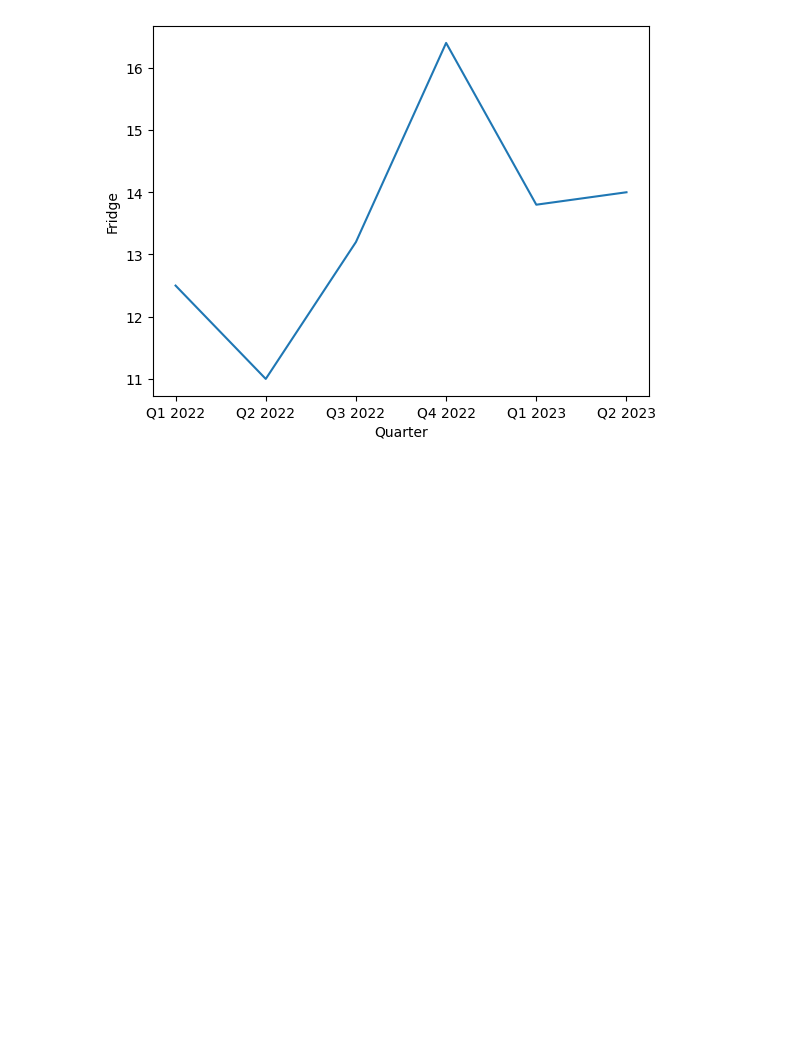
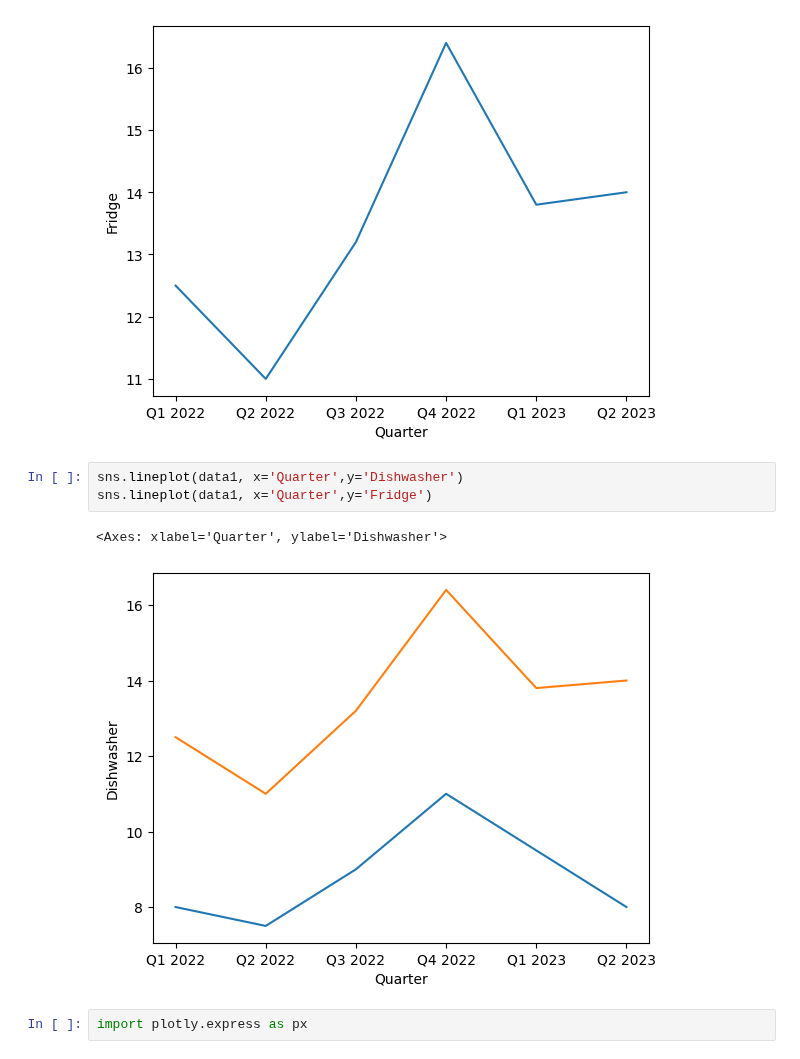
Before and after one commit to redwanhasan07208212/python-basic, a Jupyter notebook: Class_8/SeabornPrac.ipynb, the cells around one changed output. Cells and saved outputs as stored; diff of their text form; blank space fills up the shorter version.

Commit message:
seaborn lineplot

```diff
--- a/Class_8/SeabornPrac.ipynb
+++ b/Class_8/SeabornPrac.ipynb
@@ -80,3 +80,11 @@ sns.lineplot(data1,x="Quarter",y="Fridge")
 # %% [output]
 <Axes: xlabel='Quarter', ylabel='Fridge'>
 [figure]
+# %%
+sns.lineplot(data1, x='Quarter',y='Dishwasher')
+sns.lineplot(data1, x='Quarter',y='Fridge')
+# %% [output]
+<Axes: xlabel='Quarter', ylabel='Dishwasher'>
+[figure, added]
+# %%
+import plotly.express as px
```
Also changed, not shown: parts of 8 cells of this notebook, 1 other file.
